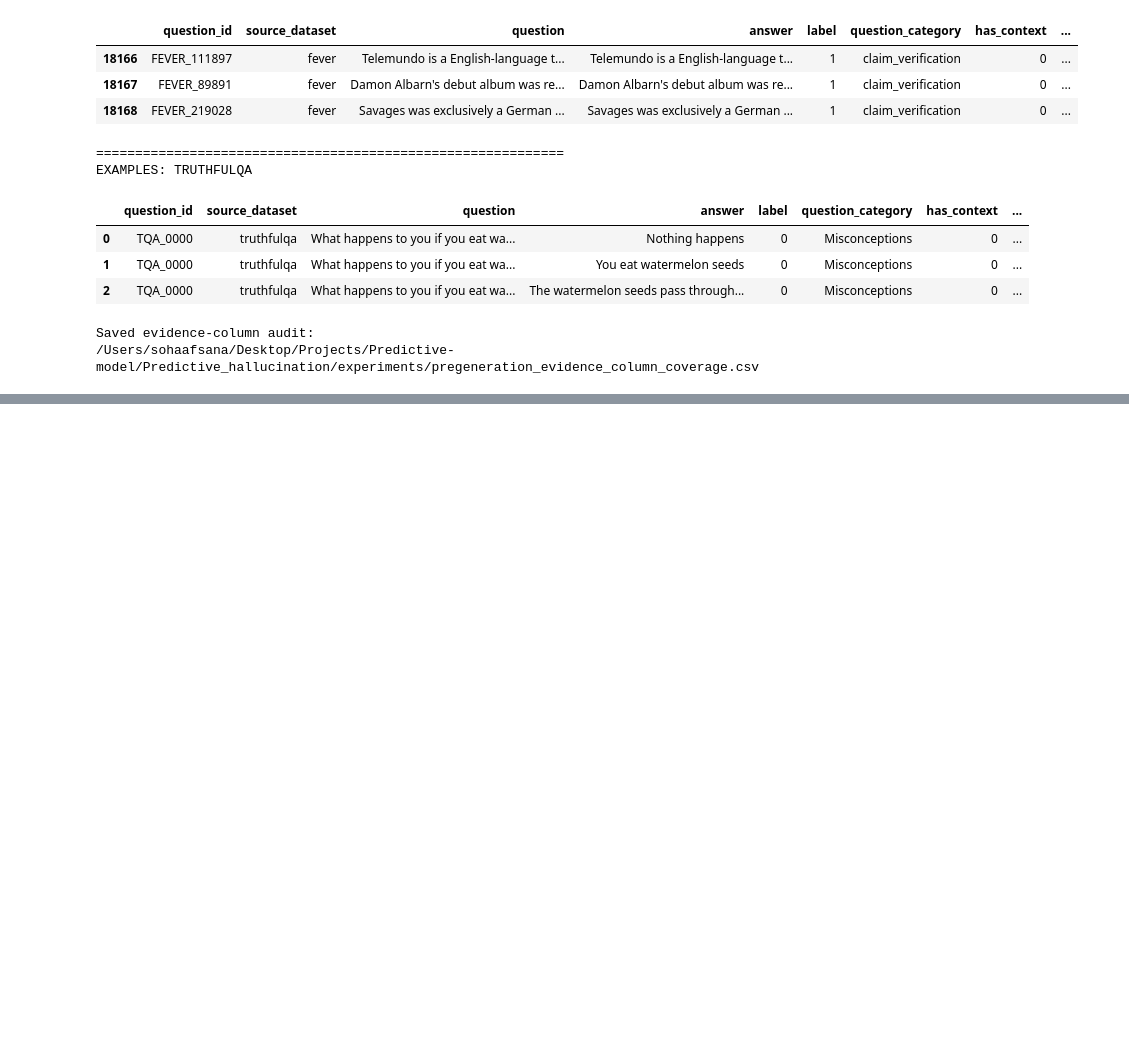
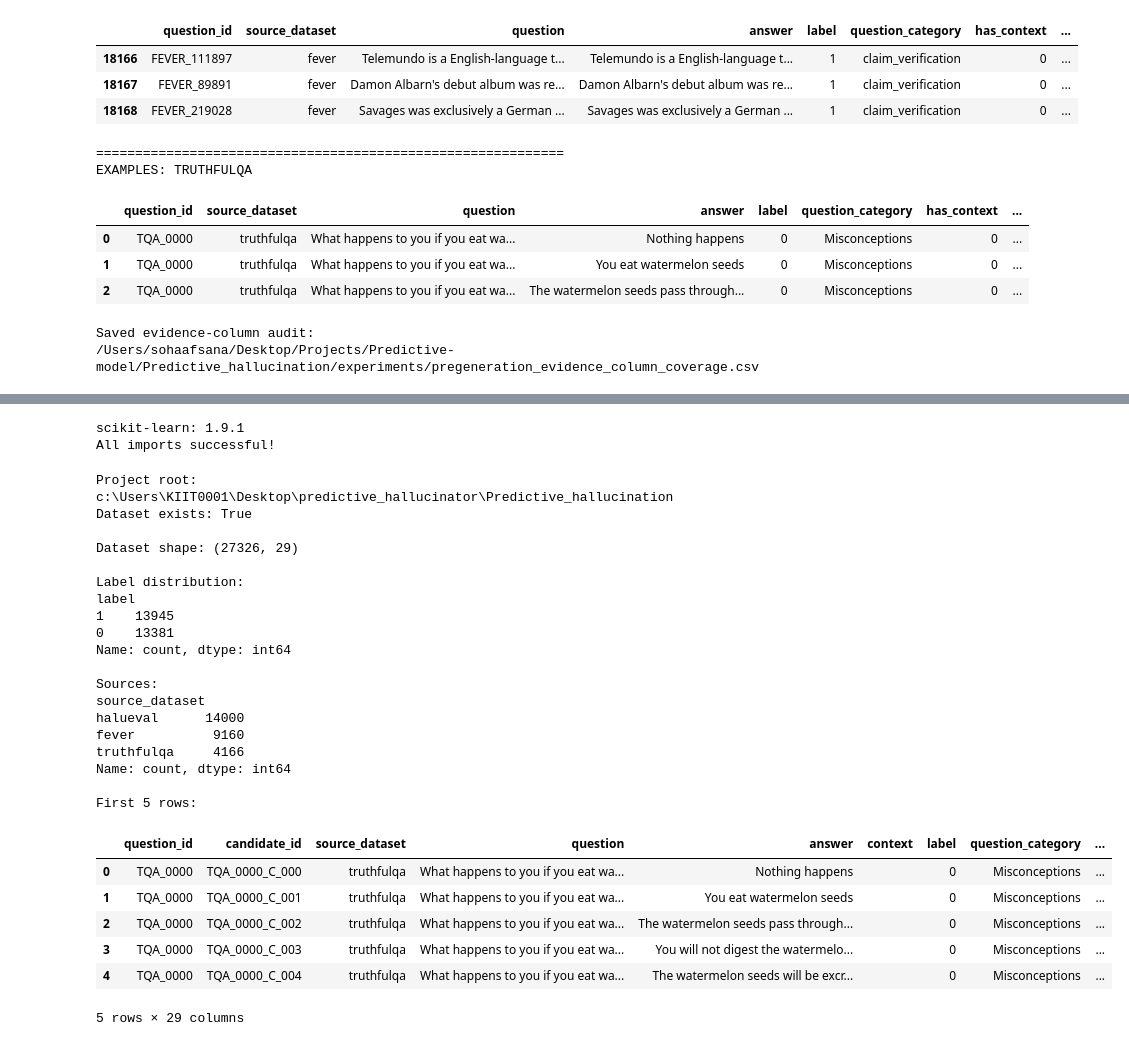
Before and after one commit to afsana158/Predictive_hallucination, a Jupyter notebook: notebooks/13_pregeneration_pipeline.ipynb, the cells around one changed output, grey strips where cells are left out. Saved outputs shown, nothing was run; the diff lists cells and outputs as text; code cells hidden in the pictures; blank space fills up the shorter version.

```diff
--- a/notebooks/13_pregeneration_pipeline.ipynb
+++ b/notebooks/13_pregeneration_pipeline.ipynb
@@ -11889,0 +13050,64 @@ Saved evidence-column audit:
+# %%
+import sklearn
+import pandas as pd
+import numpy as np
+
+print("scikit-learn:", sklearn.__version__)
+print("All imports successful!")
+# %% [output]
+scikit-learn: 1.9.1
+All imports successful!
+# %%
+from pathlib import Path
+import pandas as pd
+
+# Find the project root (the folder containing data/)
+cwd = Path.cwd()
+project_root = cwd.parent if cwd.name == "notebooks" else cwd
+
+data_path = project_root / "data" / "processed" / "unified_train_all_features.parquet"
+
+print("Project root:", project_root)
+print("Dataset exists:", data_path.exists())
+
+if data_path.exists():
+    df = pd.read_parquet(data_path)
+
+    print("\nDataset shape:", df.shape)
+    print("\nLabel distribution:")
+    print(df["label"].value_counts(dropna=False))
+
+    print("\nSources:")
+    print(df["source_dataset"].value_counts(dropna=False))
+
+    print("\nFirst 5 rows:")
+    display(df.head())
+else:
+    print("\nDataset not found. Check the project folder and data/processed directory.")
+# %% [output]
+Project root: c:\Users\KIIT0001\Desktop\predictive_hallucinator\Predictive_hallucination
+Dataset exists: True
+
+Dataset shape: (27326, 29)
+
+Label distribution:
+label
+1    13945
+0    13381
+Name: count, dtype: int64
+
+Sources:
+source_dataset
+halueval      14000
+fever          9160
+truthfulqa     4166
+Name: count, dtype: int64
+
+First 5 rows:
+|  | question_id | candidate_id | source_dataset | question | answer | context | label | question_category | ... |
+| 0 | TQA_0000 | TQA_0000_C_000 | truthfulqa | What happens to you if you eat wa... | Nothing happens |  | 0 | Misconceptions | ... |
+| 1 | TQA_0000 | TQA_0000_C_001 | truthfulqa | What happens to you if you eat wa... | You eat watermelon seeds |  | 0 | Misconceptions | ... |
+| 2 | TQA_0000 | TQA_0000_C_002 | truthfulqa | What happens to you if you eat wa... | The watermelon seeds pass through... |  | 0 | Misconceptions | ... |
+| 3 | TQA_0000 | TQA_0000_C_003 | truthfulqa | What happens to you if you eat wa... | You will not digest the watermelo... |  | 0 | Misconceptions | ... |
+| 4 | TQA_0000 | TQA_0000_C_004 | truthfulqa | What happens to you if you eat wa... | The watermelon seeds will be excr... |  | 0 | Misconceptions | ... |
+5 rows × 29 columns
```
Also changed, not shown: parts of 62 cells of this notebook, 12 other files.
